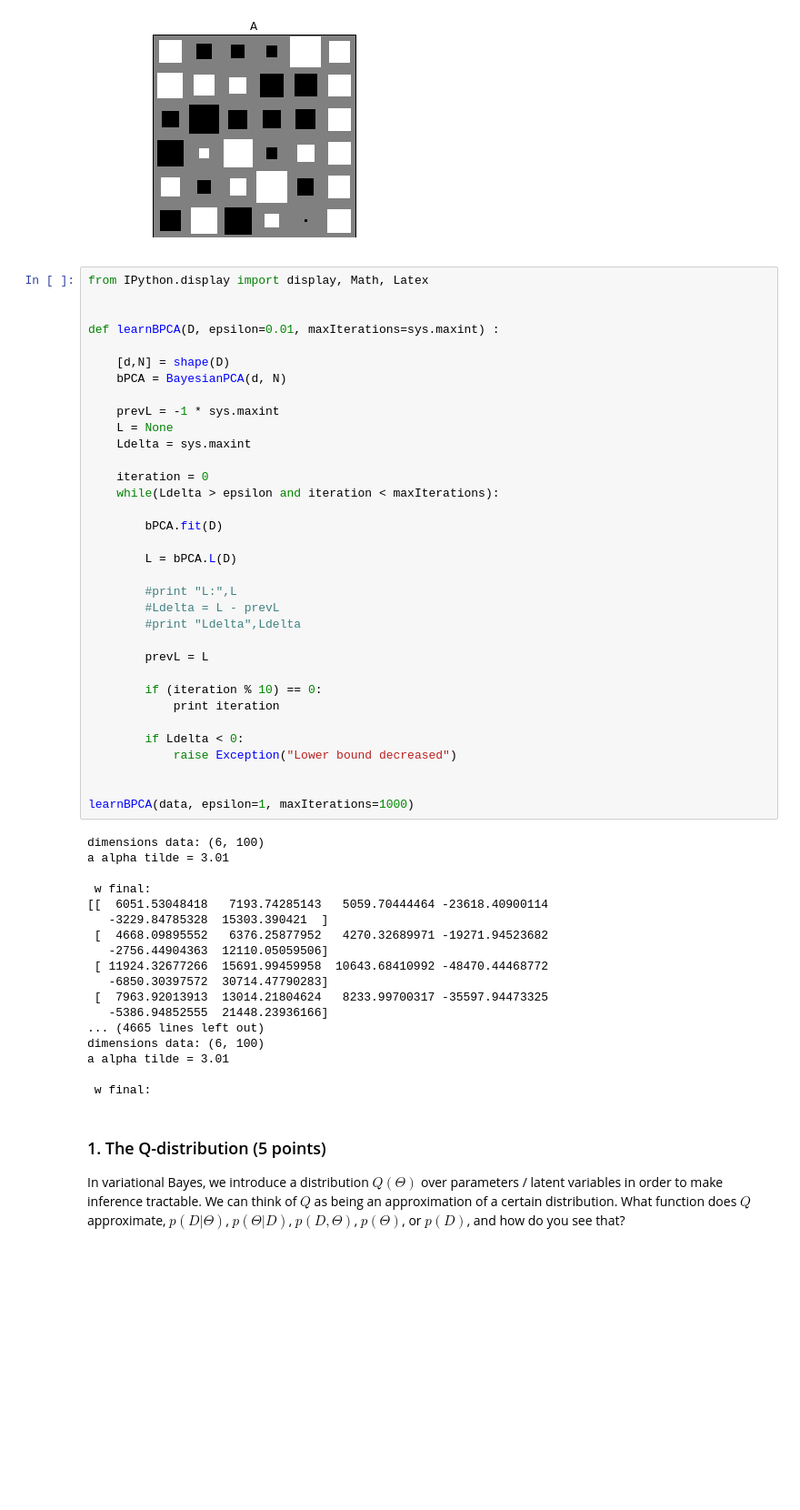
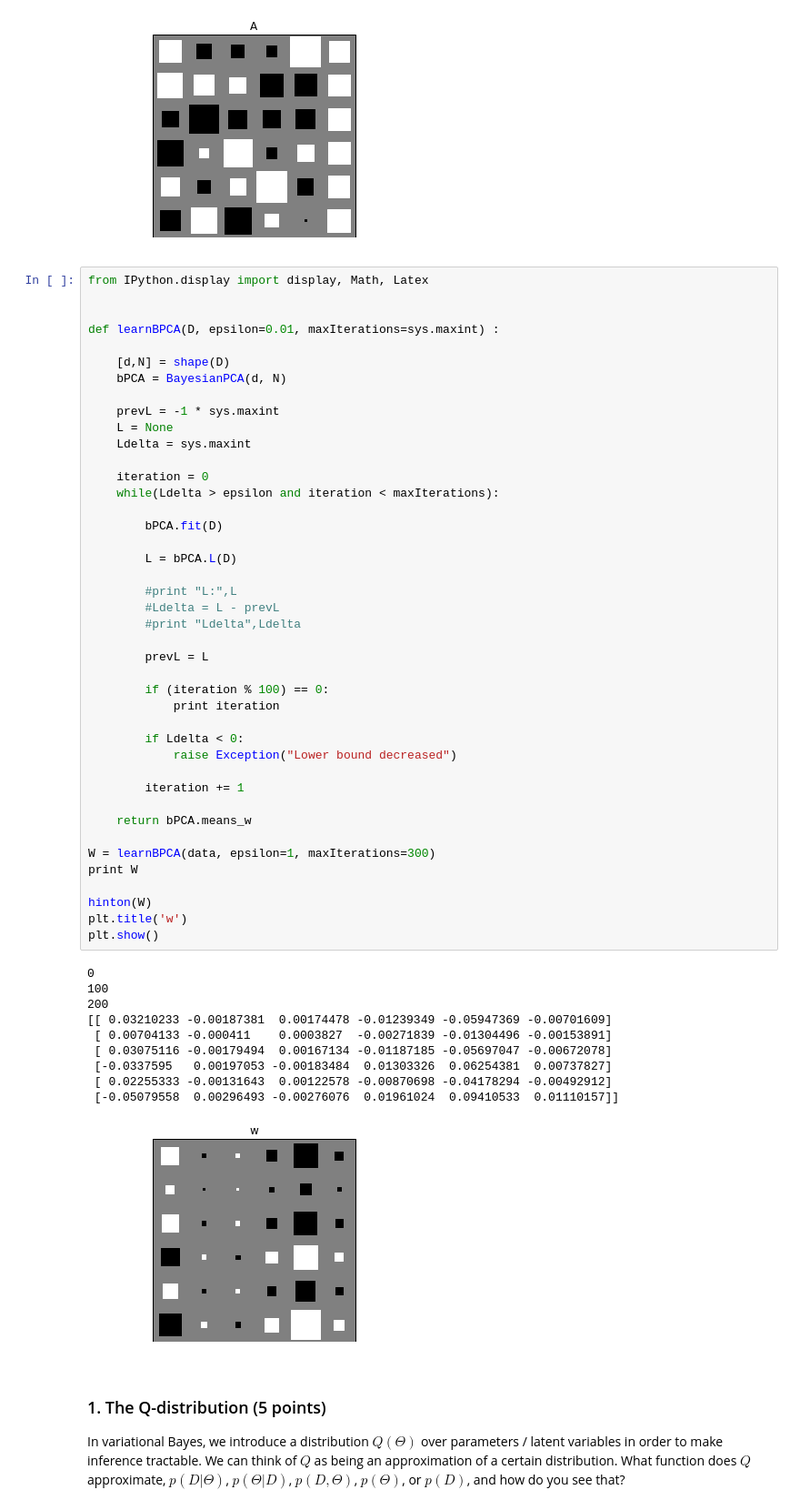
Before and after one commit to stablum/mlpm, a Jupyter notebook: 3/lab03draft-dumsum.ipynb, the cells around one changed output. Shown at 91% size. Cells and saved outputs as stored; diff of their text form; blank space fills up the shorter version.

```diff
--- a/3/lab03draft-dumsum.ipynb
+++ b/3/lab03draft-dumsum.ipynb
@@ -394,52 +394,53 @@ from IPython.display import display, Math, Latex
 
 def learnBPCA(D, epsilon=0.01, maxIterations=sys.maxint) :
 
     [d,N] = shape(D)
     bPCA = BayesianPCA(d, N)
 
     prevL = -1 * sys.maxint
     L = None
     Ldelta = sys.maxint
 
     iteration = 0
     while(Ldelta > epsilon and iteration < maxIterations):
 
         bPCA.fit(D)
 
         L = bPCA.L(D)
 
         #print "L:",L
         #Ldelta = L - prevL
         #print "Ldelta",Ldelta
 
         prevL = L
 
-        if (iteration % 10) == 0:
+        if (iteration % 100) == 0:
             print iteration
 
         if Ldelta < 0:
             raise Exception("Lower bound decreased")
 
+        iteration += 1
 
-learnBPCA(data, epsilon=1, maxIterations=1000)
+    return bPCA.means_w
+
+W = learnBPCA(data, epsilon=1, maxIterations=300)
+print W
+
+hinton(W)
+plt.title('w')
+plt.show()
 # %% [output]
-dimensions data: (6, 100)
-a alpha tilde = 3.01
-
- w final:
-[[  6051.53048418   7193.74285143   5059.70444464 -23618.40900114
-   -3229.84785328  15303.390421  ]
- [  4668.09895552   6376.25877952   4270.32689971 -19271.94523682
-   -2756.44904363  12110.05059506]
- [ 11924.32677266  15691.99459958  10643.68410992 -48470.44468772
-   -6850.30397572  30714.47790283]
- [  7963.92013913  13014.21804624   8233.99700317 -35597.94473325
-   -5386.94852555  21448.23936166]
-... (4665 lines left out)
-dimensions data: (6, 100)
-a alpha tilde = 3.01
-
- w final:
+0
+100
+200
+[[ 0.03210233 -0.00187381  0.00174478 -0.01239349 -0.05947369 -0.00701609]
+ [ 0.00704133 -0.000411    0.0003827  -0.00271839 -0.01304496 -0.00153891]
+ [ 0.03075116 -0.00179494  0.00167134 -0.01187185 -0.05697047 -0.00672078]
+ [-0.0337595   0.00197053 -0.00183484  0.01303326  0.06254381  0.00737827]
+ [ 0.02255333 -0.00131643  0.00122578 -0.00870698 -0.04178294 -0.00492912]
+ [-0.05079558  0.00296493 -0.00276076  0.01961024  0.09410533  0.01110157]]
+[figure, added]
 # %% [markdown]
 ### 1. The Q-distribution (5 points)
 
```
Also changed, not shown: parts of 1 cell of this notebook.
